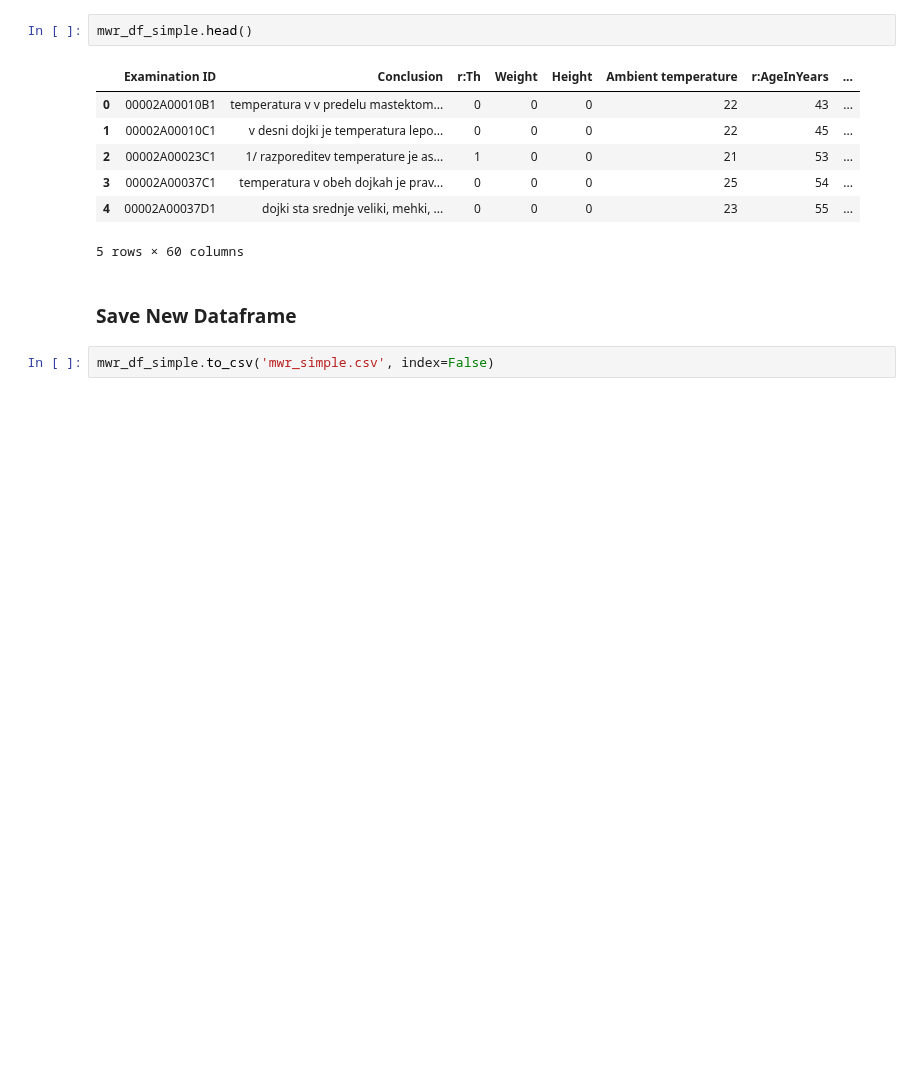
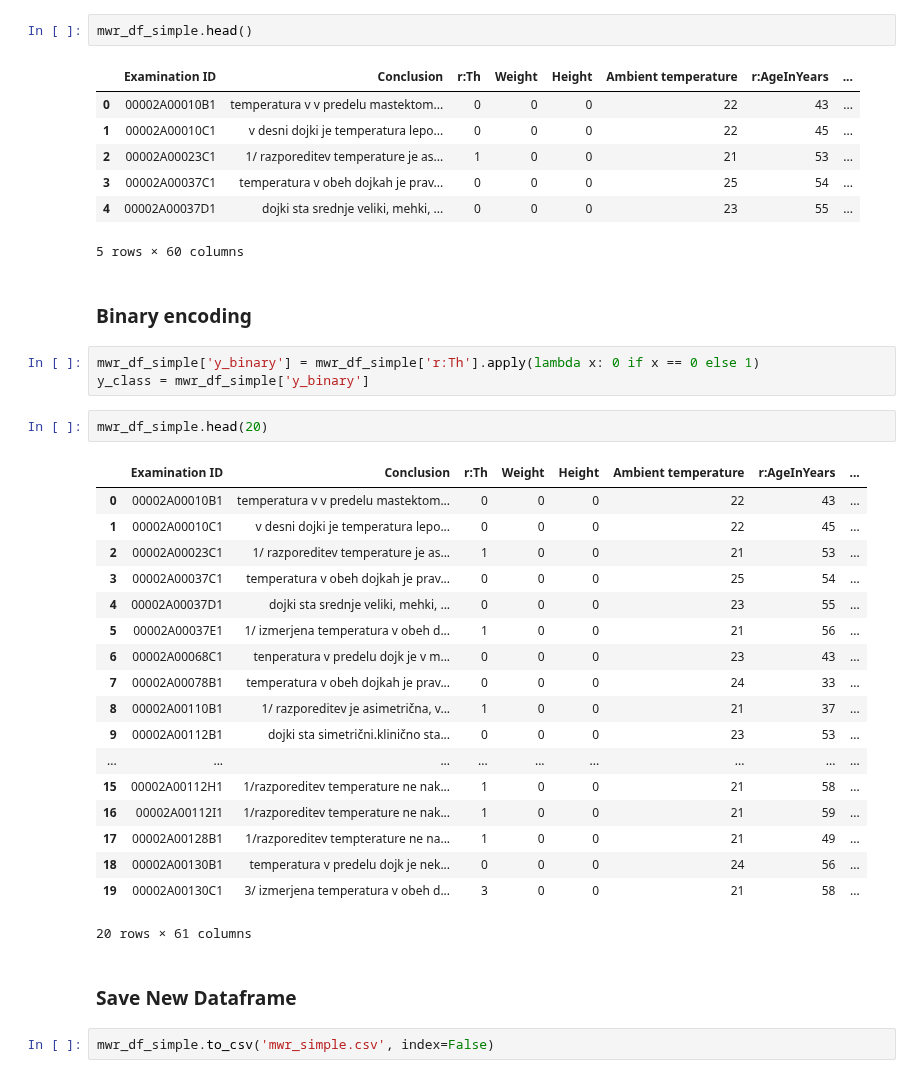
Before and after one commit to mhairicrooks/MWR-to-Text, a Jupyter notebook: data_preprocessing.ipynb, the cells around one changed output. Cells and saved outputs as stored; diff of their text form; blank space fills up the shorter version.

```diff
--- a/data_preprocessing.ipynb
+++ b/data_preprocessing.ipynb
@@ -40,6 +51,32 @@ mwr_df_simple.head()
 | 3 | 00002A00037C1 | temperatura v obeh dojkah je prav... | 0 | 0 | 0 | 25 | 54 | ... |
 | 4 | 00002A00037D1 | dojki sta srednje veliki, mehki, ... | 0 | 0 | 0 | 23 | 55 | ... |
 5 rows × 60 columns
+# %% [markdown]
+### Binary encoding
+# %%
+mwr_df_simple['y_binary'] = mwr_df_simple['r:Th'].apply(lambda x: 0 if x == 0 else 1)
+y_class = mwr_df_simple['y_binary']
+# %%
+mwr_df_simple.head(20)
+# %% [output]
+|  | Examination ID | Conclusion | r:Th | Weight | Height | Ambient temperature | r:AgeInYears | ... |
+| 0 | 00002A00010B1 | temperatura v v predelu mastektom... | 0 | 0 | 0 | 22 | 43 | ... |
+| 1 | 00002A00010C1 | v desni dojki je temperatura lepo... | 0 | 0 | 0 | 22 | 45 | ... |
+| 2 | 00002A00023C1 | 1/ razporeditev temperature je as... | 1 | 0 | 0 | 21 | 53 | ... |
+| 3 | 00002A00037C1 | temperatura v obeh dojkah je prav... | 0 | 0 | 0 | 25 | 54 | ... |
+| 4 | 00002A00037D1 | dojki sta srednje veliki, mehki, ... | 0 | 0 | 0 | 23 | 55 | ... |
+| 5 | 00002A00037E1 | 1/ izmerjena temperatura v obeh d... | 1 | 0 | 0 | 21 | 56 | ... |
+| 6 | 00002A00068C1 | tenperatura v predelu dojk je v m... | 0 | 0 | 0 | 23 | 43 | ... |
+| 7 | 00002A00078B1 | temperatura v obeh dojkah je prav... | 0 | 0 | 0 | 24 | 33 | ... |
+| 8 | 00002A00110B1 | 1/ razporeditev je asimetrična, v... | 1 | 0 | 0 | 21 | 37 | ... |
+| 9 | 00002A00112B1 | dojki sta simetrični.klinično sta... | 0 | 0 | 0 | 23 | 53 | ... |
+| ... | ... | ... | ... | ... | ... | ... | ... | ... |
+| 15 | 00002A00112H1 | 1/razporeditev temperature ne nak... | 1 | 0 | 0 | 21 | 58 | ... |
+| 16 | 00002A00112I1 | 1/razporeditev temperature ne nak... | 1 | 0 | 0 | 21 | 59 | ... |
+| 17 | 00002A00128B1 | 1/razporeditev tempterature ne na... | 1 | 0 | 0 | 21 | 49 | ... |
+| 18 | 00002A00130B1 | temperatura v predelu dojk je nek... | 0 | 0 | 0 | 24 | 56 | ... |
+| 19 | 00002A00130C1 | 3/ izmerjena temperatura v obeh d... | 3 | 0 | 0 | 21 | 58 | ... |
+20 rows × 61 columns
 # %% [markdown]
 ### Save New Dataframe
 # %%
```
Also changed, not shown: parts of 1 cell of this notebook, 6 other files.
